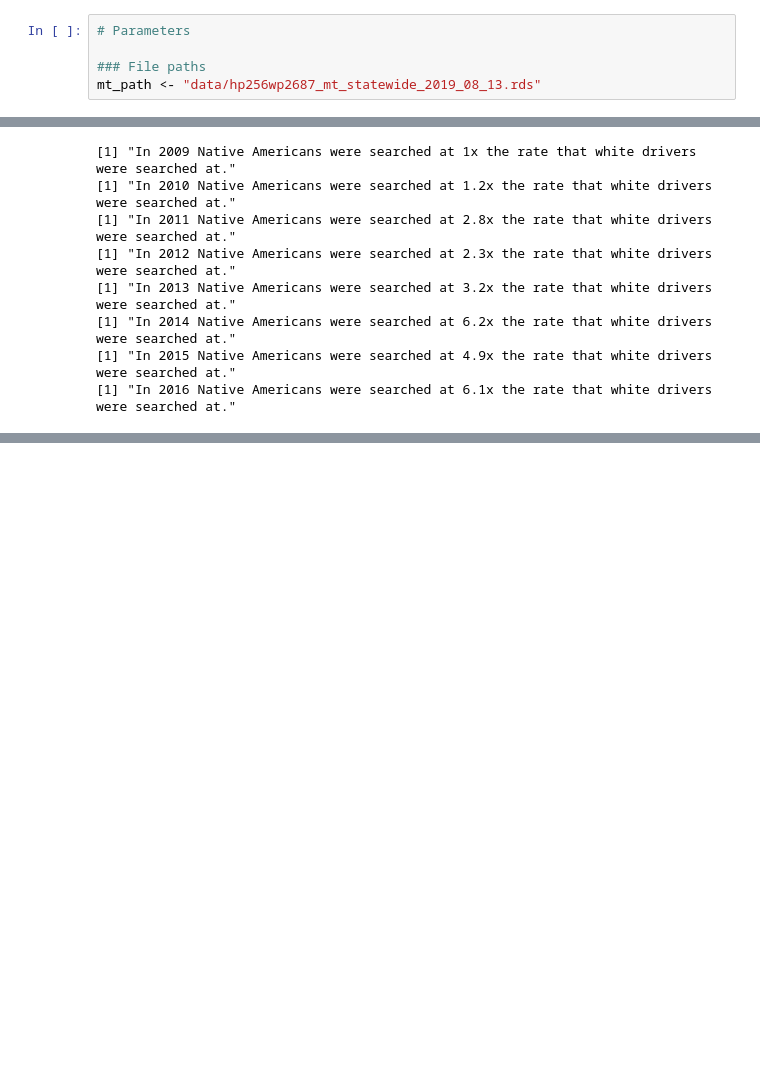
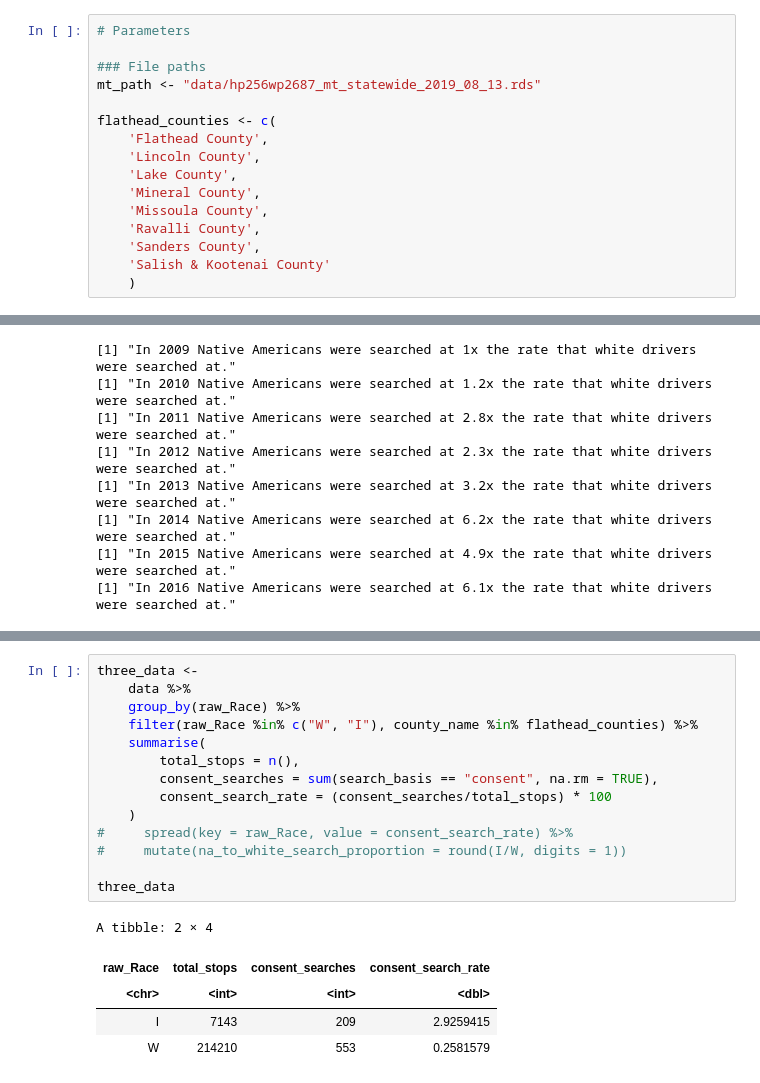
Before and after one commit to mattkiefer/biglocalpolicing, a Jupyter notebook: bulletproofing.ipynb, the cells around one changed output, grey strips where cells are left out. Cells and saved outputs as stored; diff of their text form; blank space fills up the shorter version.

```diff
--- a/bulletproofing.ipynb
+++ b/bulletproofing.ipynb
@@ -29,6 +29,17 @@ The following object is masked from ‘package:base’:
 
 ### File paths
 mt_path <- "data/hp256wp2687_mt_statewide_2019_08_13.rds"
+
+flathead_counties <- c(
+    'Flathead County',
+    'Lincoln County',
+    'Lake County',
+    'Mineral County',
+    'Missoula County',
+    'Ravalli County',
+    'Sanders County',
+    'Salish & Kootenai County'
+    )
 # %%
 # Load Data
 
@@ -195,0 +234,20 @@ for (y in two_data$year) {
+# %%
+three_data <-
+    data %>%
+    group_by(raw_Race) %>%
+    filter(raw_Race %in% c("W", "I"), county_name %in% flathead_counties) %>%
+    summarise(
+        total_stops = n(),
+        consent_searches = sum(search_basis == "consent", na.rm = TRUE),
+        consent_search_rate = (consent_searches/total_stops) * 100
+    )
+#     spread(key = raw_Race, value = consent_search_rate) %>%
+#     mutate(na_to_white_search_proportion = round(I/W, digits = 1))
+
+three_data
+# %% [output]
+A tibble: 2 × 4
+| raw_Race | total_stops | consent_searches | consent_search_rate |
+| <chr> | <int> | <int> | <dbl> |
+| I | 7143 | 209 | 2.9259415 |
+| W | 214210 | 553 | 0.2581579 |
```
Also changed, not shown: parts of 4 cells of this notebook, 2 other files.
